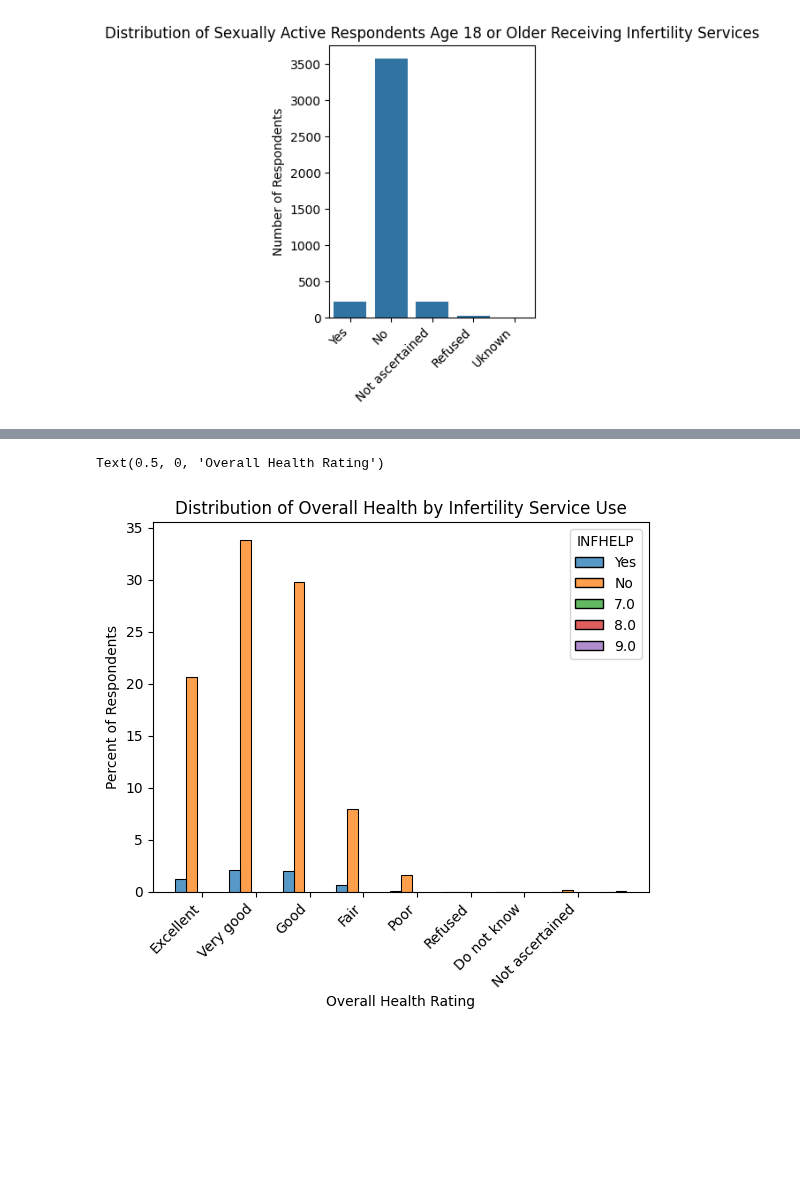
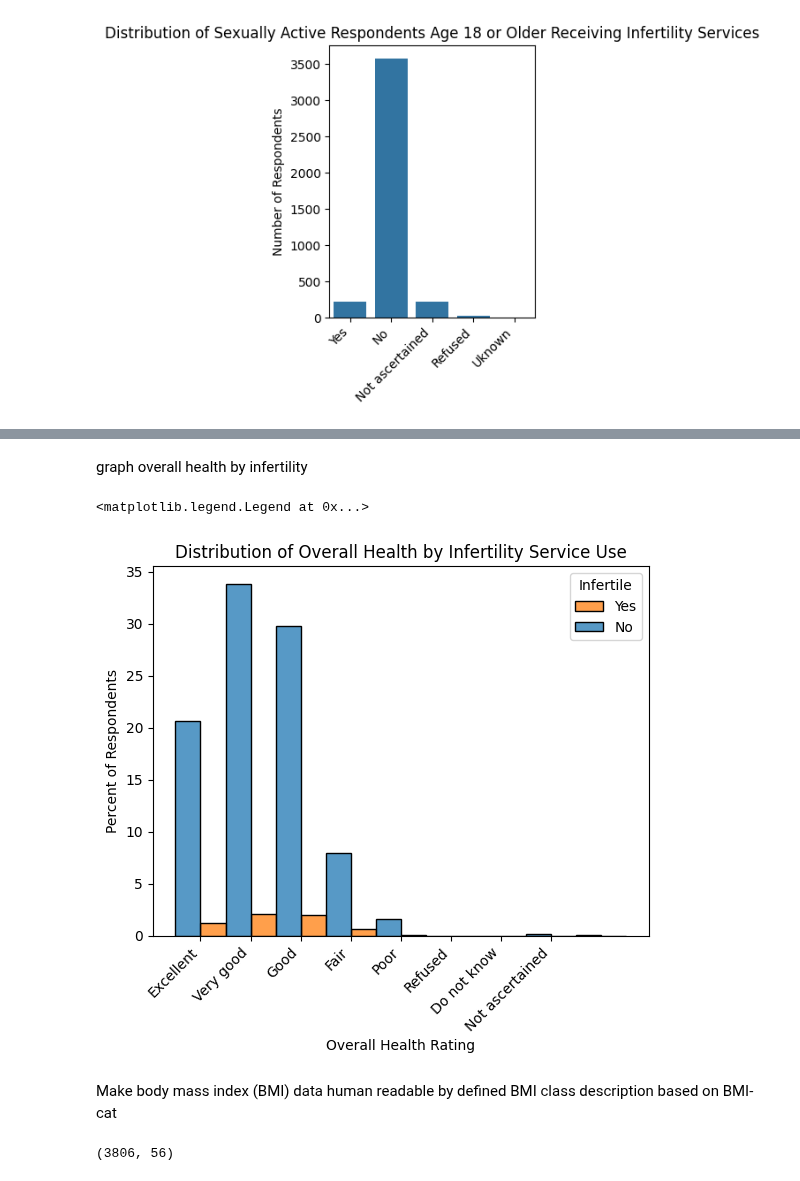
Before and after one commit to djsamuelson/male_infertility, a Jupyter notebook: notebooks/capstone.ipynb, the cells around one changed output, grey strips where cells are left out. Saved outputs shown, nothing was run; the diff lists cells and outputs as text; code cells hidden in the pictures; blank space fills up the shorter version.

```diff
--- a/notebooks/capstone.ipynb
+++ b/notebooks/capstone.ipynb
@@ -94,4 +94,7 @@ make a df containing respondents that indicated 'yes'='1' OR 'no'=5 to INFHELP
 # %%
-df_infhelp = df_fert_oh.dropna(subset=['INFHELP'])
-df_infhelp.shape
+df_infhelp = df_fert_oh[df_fert_oh['INFHELP'].isin([1.0, 5.0])].copy().reset_index(drop=True)
+df_infhelp['infertile'] = ['yes' if x == 1.0 else 'no' for x in df_infhelp['INFHELP']]
+print(df_infhelp.shape)
+print(df_infhelp['INFHELP'].dtypes)
+df_infhelp.groupby('infertile').count()
 # %% [output]
@@ -99,5 +107,0 @@ df_infhelp.shape
-# %%
-df_infhelp = df_fert_oh[df_fert_oh['INFHELP'].isin([1, 5])].copy()
-df_infhelp['INFHELP'] = df_infhelp['INFHELP'].cat.rename_categories({1: 'Yes', 5: 'No'})
-print(df_infhelp.shape)
-#df_infhelp.head()
@@ -106,10 +127,34 @@ print(df_infhelp.shape)
+# %% [markdown]
+graph overall health by infertility
 # %%
-ax = sns.histplot(data=df_infhelp, x='GENHEALT', hue='INFHELP', stat='percent', multiple='dodge', discrete=True)
+ax = sns.histplot(data=df_infhelp, x='GENHEALT', hue='infertile', stat='percent', multiple='dodge', discrete=True)
 ax.set_xticks(ticks=np.arange(1, 9))
-ax.set_xticklabels(['Excellent', 'Very good', 'Good', 'Fair', 'Poor', 'Refused', 'Do not know', 'Not ascertained'], rotation=45, ha='right')
+ax.set_xticklabels(['Excellent', 'Very good', 'Good', 'Fair', 'Poor', 'Refused', 'Do not know',
+                   'Not ascertained'], rotation=45, ha='right')
 plt.title('Distribution of Overall Health by Infertility Service Use')
 plt.ylabel('Percent of Respondents')
 plt.xlabel('Overall Health Rating')
+plt.legend(title='Infertile', loc='upper right', labels=['Yes', 'No'])
 # %% [output]
-Text(0.5, 0, 'Overall Health Rating')
+<matplotlib.legend.Legend at 0x...>
-[figure, old version]
+[figure, new version]
+# %% [markdown]
+Make body mass index (BMI) data human readable by defined BMI class description based on BMI-cat
+# %%
+def BMI_class (x):
+    if x == 1.0:
+        return 'Underweight'
+    elif x == 2.0:
+        return 'Normal weight'
+    elif x == 3.0:
+        return 'Overweight'
+    elif x == 4.0:
+        return 'Obese'
+    elif x == 5.0:
+        return 'BMI undefinable'
+    else:
+        return 'BMI undefinable'
+df_infhelp['BMI_class'] = df_infhelp['BMIcat'].apply(BMI_class).reset_index(drop=True)
+df_infhelp.shape
+# %% [output]
+(3806, 56)
```
Also changed, not shown: parts of 17 cells of this notebook, 3 other files.
